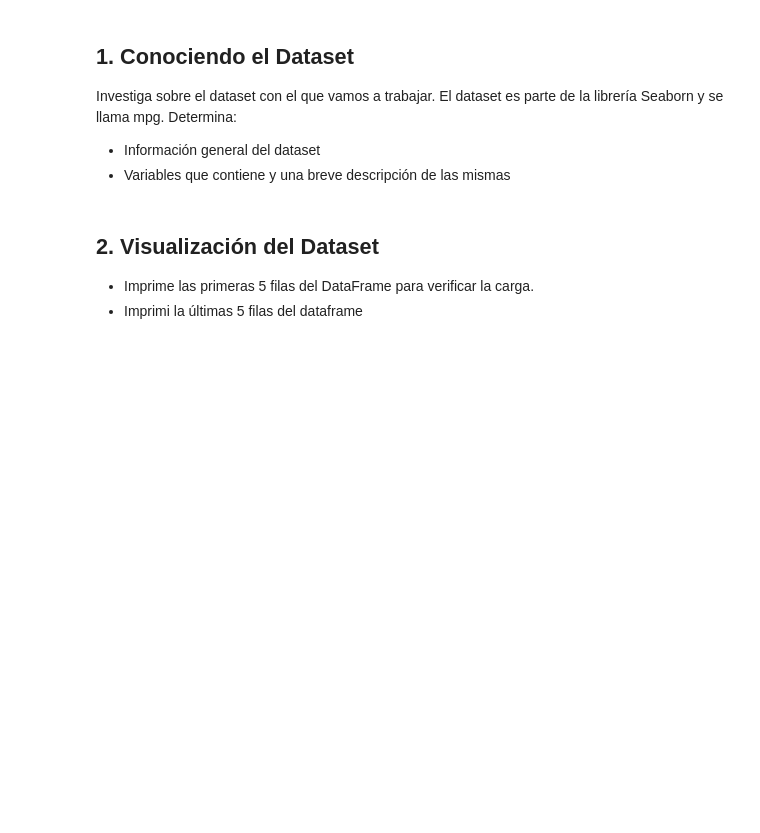
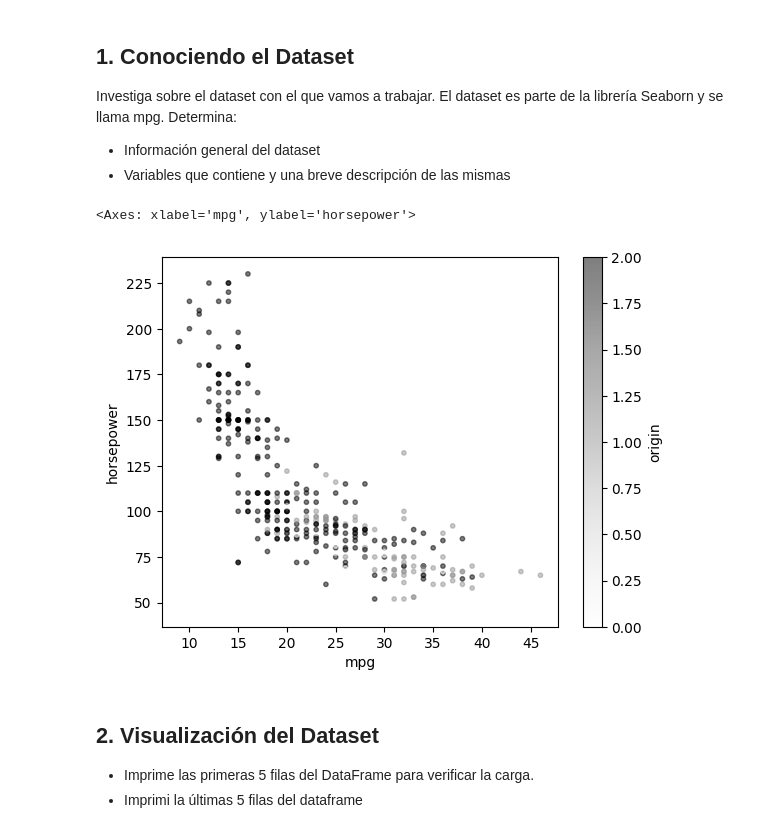
Before and after one commit to cmessoftware/DataScienceVSCode, a Jupyter notebook: notebooks/classes/ch4/Actividad_clase03.ipynb, the cells around one changed output. Cells and saved outputs as stored; diff of their text form; code cells hidden in the pictures; blank space fills up the shorter version.

```diff
--- a/notebooks/classes/ch4/Actividad_clase03.ipynb
+++ b/notebooks/classes/ch4/Actividad_clase03.ipynb
@@ -25,6 +25,27 @@ df = sns.load_dataset('mpg')
 Investiga sobre el dataset con el que vamos a trabajar. El dataset es parte de la librería Seaborn y se llama mpg. Determina:
 * Información general del dataset
 * Variables que contiene y una breve descripción de las mismas
+# %%
+df.dropna(subset=['mpg'], inplace=True)
+df['mpg'] = df['mpg'].astype(int)
+df['cylinders'] = df['cylinders'].astype(int)
+df['displacement'] = df['displacement'].astype(int)
+# Fill missing values in 'horsepower' with the median and convert to integer
+df['horsepower'] = df['horsepower'].fillna(df['horsepower'].median()).astype(int)
+df['weight'] = df['weight'].astype(int)
+df['acceleration'] = df['acceleration'].astype(int)
+df['model_year'] = df['model_year'].astype(int)
+df['origin'] = df['origin'].astype('category')
+df['name'] = df['name'].astype('category')
+df['origin'] = df['origin'].cat.codes
+df['name'] = df['name'].cat.codes
+df['model_year'] = df['model_year'].astype('category')
+df
+
+df.plot.scatter(x='mpg', y='horsepower', c='origin', s=10, alpha=0.5)
+# %% [output]
+<Axes: xlabel='mpg', ylabel='horsepower'>
+[figure, added]
 # %% [markdown]
 
 ## 2. Visualización del Dataset
```
Also changed, not shown: parts of 9 cells of this notebook, 2 other files.
